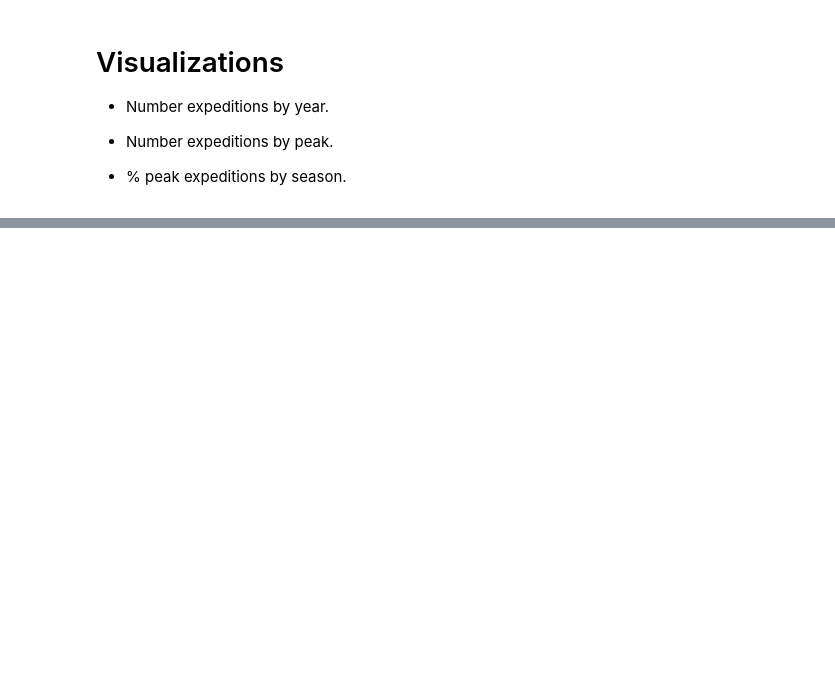
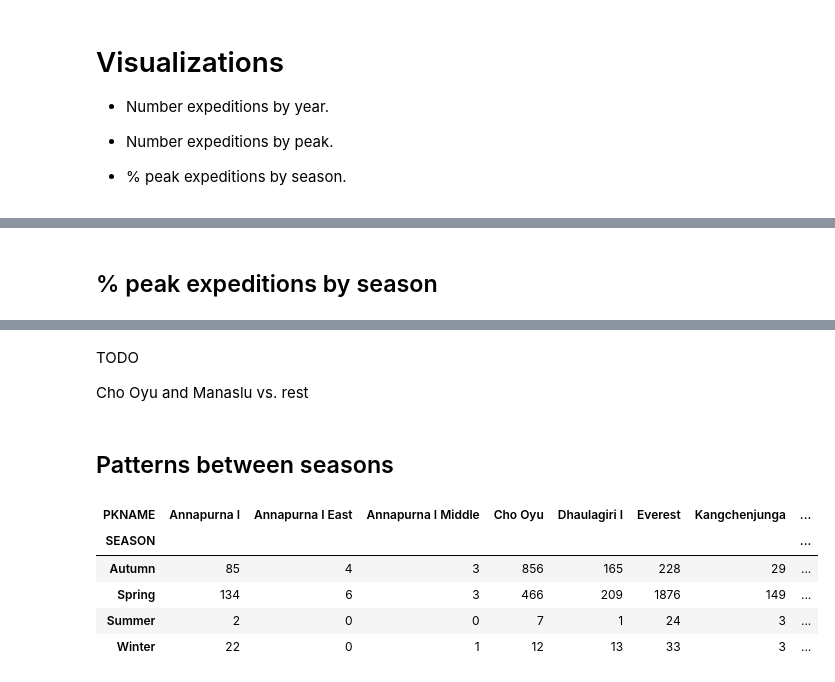
Before and after one commit to ddzumajo/himalayan_peaks, a Jupyter notebook: Himalayan Analysis and Visualization.ipynb, the cells around one changed output, grey strips where cells are left out. Drawn from its saved outputs; the diff is of its cells as text; code cells hidden in the pictures; blank space fills up the shorter version.

```diff
--- a/Himalayan Analysis and Visualization.ipynb
+++ b/Himalayan Analysis and Visualization.ipynb
@@ -258 +271,3 @@ plt.show()
+# %% [markdown]
+## % peak expeditions by season
 # %%
@@ -294,3 +311,22 @@ ax.spines['bottom'].set_visible(True)
 ax.legend(bbox_to_anchor=(1.02, 1.0));
 # %% [output]
 [drawing not drawn]
+# %% [markdown]
+TODO
+
+Cho Oyu and Manaslu vs. rest
+# %% [markdown]
+## Patterns between seasons
+# %%
+# Create dataframe with expeditions by peak and season
+exped_peak_season = pd.pivot_table(n_exped_by_season_peak, values = 'NEXPED',\
+                                   index = 'SEASON', columns = ['PKNAME'],\
+                                   aggfunc = np.sum, fill_value = 0)
+exped_peak_season
+# %% [output]
+| PKNAME | Annapurna I | Annapurna I East | Annapurna I Middle | Cho Oyu | Dhaulagiri I | Everest | Kangchenjunga | ... |
+| SEASON |  |  |  |  |  |  |  | ... |
+| Autumn | 85 | 4 | 3 | 856 | 165 | 228 | 29 | ... |
+| Spring | 134 | 6 | 3 | 466 | 209 | 1876 | 149 | ... |
+| Summer | 2 | 0 | 0 | 7 | 1 | 24 | 3 | ... |
+| Winter | 22 | 0 | 1 | 12 | 13 | 33 | 3 | ... |
```
Also changed, not shown: parts of 11 cells of this notebook.
